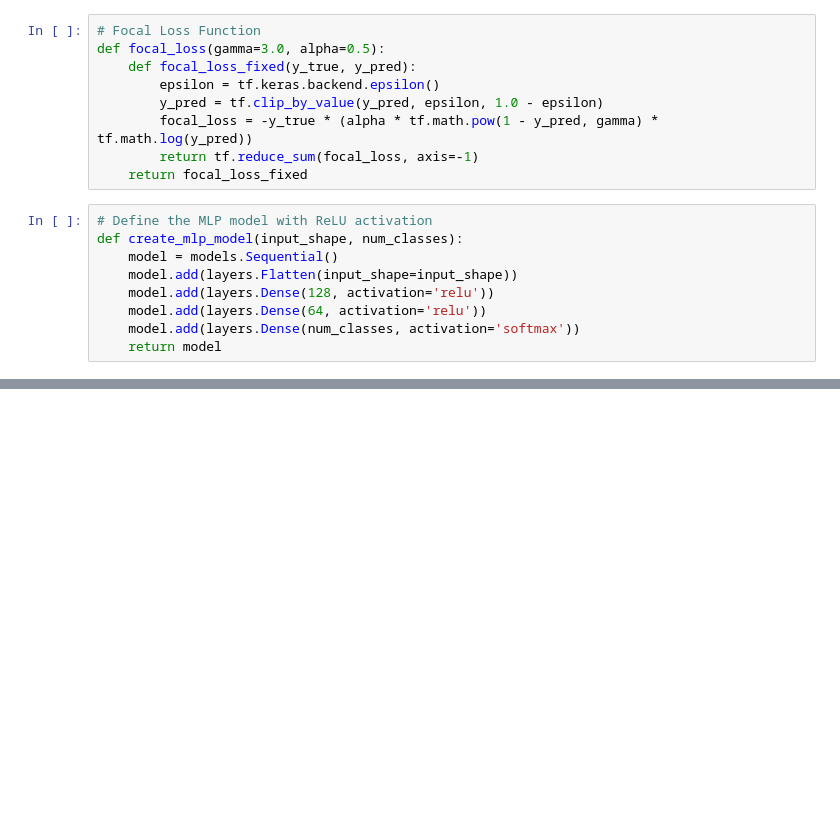
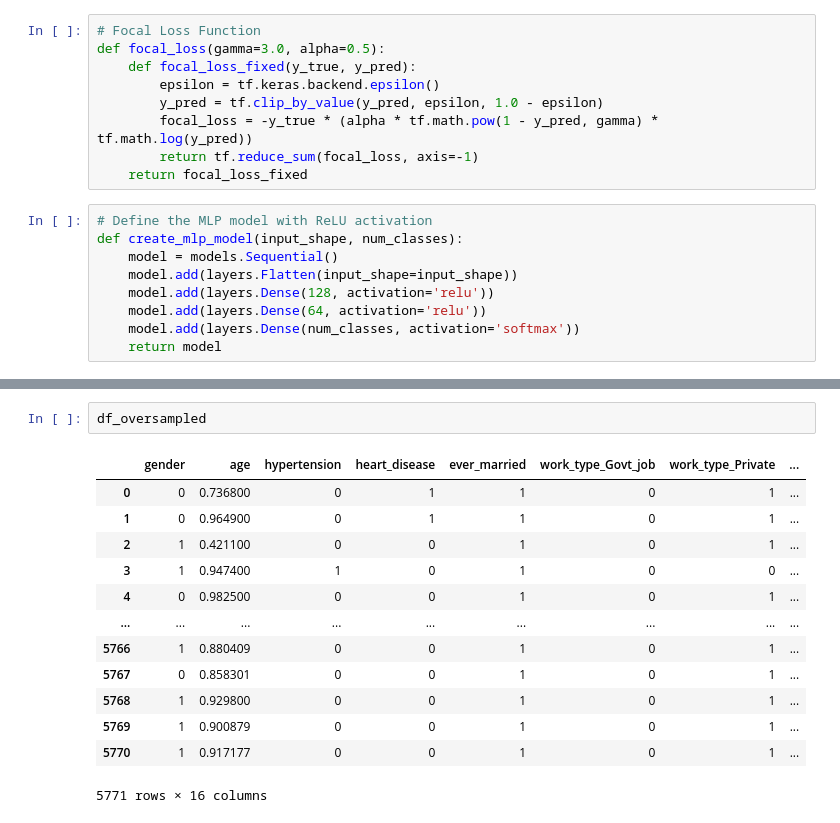
Before and after one commit to avillarafi45/TugasAkhirStrokePrediction, a Jupyter notebook: Klasifikasi DNN.ipynb, the cells around one changed output, grey strips where cells are left out. Cells and saved outputs as stored; diff of their text form; blank space fills up the shorter version.

```diff
--- a/Klasifikasi DNN.ipynb
+++ b/Klasifikasi DNN.ipynb
@@ -52,0 +58,16 @@ df
+# %%
+df_oversampled
+# %% [output]
+|  | gender | age | hypertension | heart_disease | ever_married | work_type_Govt_job | work_type_Private | ... |
+| 0 | 0 | 0.736800 | 0 | 1 | 1 | 0 | 1 | ... |
+| 1 | 0 | 0.964900 | 0 | 1 | 1 | 0 | 1 | ... |
+| 2 | 1 | 0.421100 | 0 | 0 | 1 | 0 | 1 | ... |
+| 3 | 1 | 0.947400 | 1 | 0 | 1 | 0 | 0 | ... |
+| 4 | 0 | 0.982500 | 0 | 0 | 1 | 0 | 1 | ... |
+| ... | ... | ... | ... | ... | ... | ... | ... | ... |
+| 5766 | 1 | 0.880409 | 0 | 0 | 1 | 0 | 1 | ... |
+| 5767 | 0 | 0.858301 | 0 | 0 | 1 | 0 | 1 | ... |
+| 5768 | 1 | 0.929800 | 0 | 0 | 1 | 0 | 1 | ... |
+| 5769 | 1 | 0.900879 | 0 | 0 | 1 | 0 | 1 | ... |
+| 5770 | 1 | 0.917177 | 0 | 0 | 1 | 0 | 1 | ... |
+5771 rows × 16 columns
```
Also changed, not shown: parts of 14 cells of this notebook.
